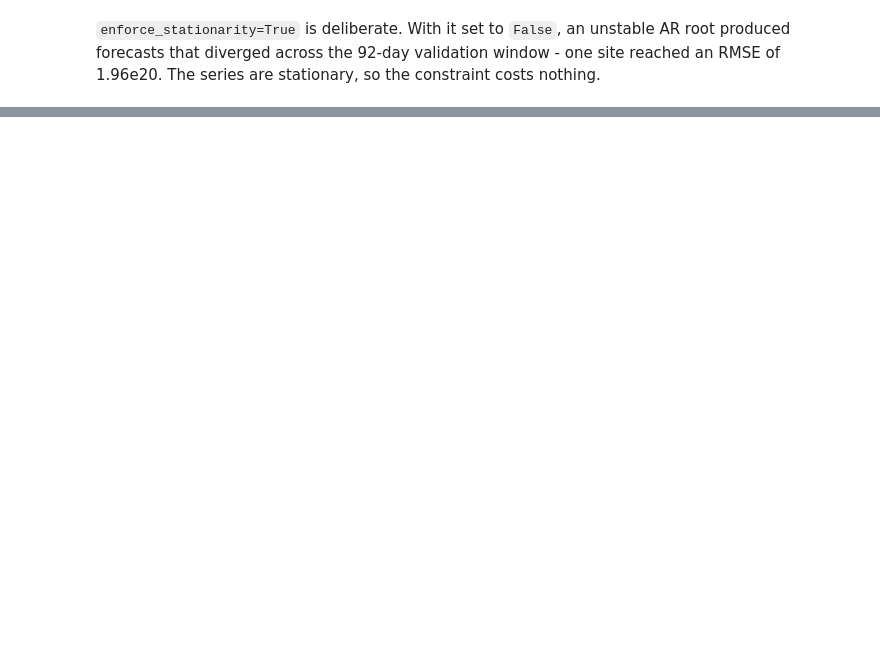
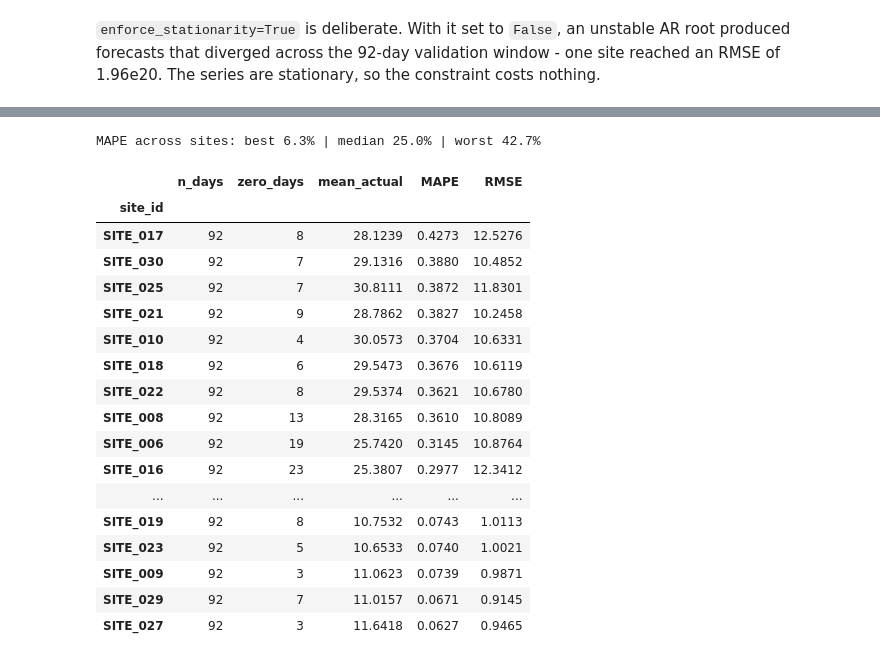
Before and after one commit to Olamideoo/MIG_Cement_Demand_Forecasting, a Jupyter notebook: NOTEBOOKS/04_Model_Development.ipynb, the cells around one changed output, grey strips where cells are left out. Drawn from its saved outputs; the diff is of its cells as text; code cells hidden in the pictures; blank space fills up the shorter version.

```diff
--- a/NOTEBOOKS/04_Model_Development.ipynb
+++ b/NOTEBOOKS/04_Model_Development.ipynb
@@ -205,24 +202,0 @@ costs nothing.
-# %%
-pred = results.get_forecast(steps=len(y_val), exog=x_val).predicted_mean
-pred = pred.clip(lower=0)
-
-
-def metrics(y_true, y_pred, y_train=None):
-    y_true, y_pred = np.asarray(y_true, float), np.asarray(y_pred, float)
-    err = y_true - y_pred
-    nz = np.abs(y_true) > 1e-9
-    out = {
-        "MAPE": np.mean(np.abs(err[nz] / y_true[nz])) if nz.any() else np.nan,
-        "RMSE": np.sqrt(np.mean(err ** 2)),
-        "WAPE": np.abs(err).sum() / np.abs(y_true).sum(),
-        "MAE": np.mean(np.abs(err)),
-        "bias": np.mean(y_pred - y_true),
-        "pct_zero_actual": float((~nz).mean()),
-    }
-    if y_train is not None:
-        scale = np.abs(np.diff(np.asarray(y_train, float))).mean()
-        out["MASE"] = np.mean(np.abs(err)) / scale if scale else np.nan
-    return out
-
-
-pd.Series(metrics(y_val, pred, y_train)).to_frame(SITE).round(4)
@@ -365,0 +298,7 @@ pd.DataFrame({
+# %%
+fc["abs_err"] = (fc.actual - fc.pred).abs()
+fc["sq_err"] = (fc.actual - fc.pred) ** 2
+fc["pct_err"] = np.where(fc.actual != 0, fc.abs_err / fc.actual, np.nan)
+
+print(f"{len(fc):,} site-days | {fc.pct_err.isna().sum():,} with zero actual (no MAPE)")
+fc.head(10).round(3)
@@ -365,0 +318,32 @@ pd.DataFrame({
+# %%
+per_site = pd.DataFrame({
+    "n_days": fc.groupby("site_id").size(),
+    "zero_days": fc.groupby("site_id").pct_err.apply(lambda s: int(s.isna().sum())),
+    "mean_actual": fc.groupby("site_id").actual.mean(),
+    "MAPE": fc.groupby("site_id").pct_err.mean(),
+    "RMSE": fc.groupby("site_id").sq_err.mean() ** 0.5,
+}).sort_values("MAPE", ascending=False)
+
+print(f"MAPE across sites: best {per_site.MAPE.min():.1%} | "
+      f"median {per_site.MAPE.median():.1%} | worst {per_site.MAPE.max():.1%}")
+per_site.round(4)
+# %% [output]
+MAPE across sites: best 6.3% | median 25.0% | worst 42.7%
+|  | n_days | zero_days | mean_actual | MAPE | RMSE |
+| site_id |  |  |  |  |  |
+| SITE_017 | 92 | 8 | 28.1239 | 0.4273 | 12.5276 |
+| SITE_030 | 92 | 7 | 29.1316 | 0.3880 | 10.4852 |
+| SITE_025 | 92 | 7 | 30.8111 | 0.3872 | 11.8301 |
+| SITE_021 | 92 | 9 | 28.7862 | 0.3827 | 10.2458 |
+| SITE_010 | 92 | 4 | 30.0573 | 0.3704 | 10.6331 |
+| SITE_018 | 92 | 6 | 29.5473 | 0.3676 | 10.6119 |
+| SITE_022 | 92 | 8 | 29.5374 | 0.3621 | 10.6780 |
+| SITE_008 | 92 | 13 | 28.3165 | 0.3610 | 10.8089 |
+| SITE_006 | 92 | 19 | 25.7420 | 0.3145 | 10.8764 |
+| SITE_016 | 92 | 23 | 25.3807 | 0.2977 | 12.3412 |
+| ... | ... | ... | ... | ... | ... |
+| SITE_019 | 92 | 8 | 10.7532 | 0.0743 | 1.0113 |
+| SITE_023 | 92 | 5 | 10.6533 | 0.0740 | 1.0021 |
+| SITE_009 | 92 | 3 | 11.0623 | 0.0739 | 0.9871 |
+| SITE_029 | 92 | 7 | 11.0157 | 0.0671 | 0.9145 |
+| SITE_027 | 92 | 3 | 11.6418 | 0.0627 | 0.9465 |
```
Also changed, not shown: parts of 47 cells of this notebook.
